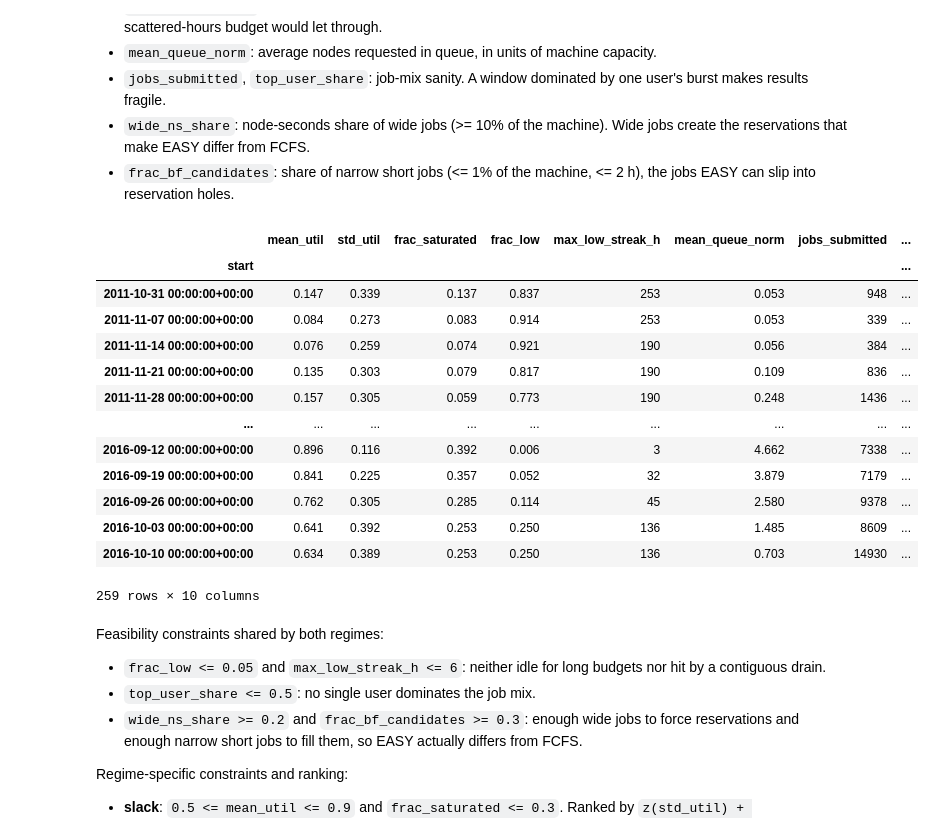
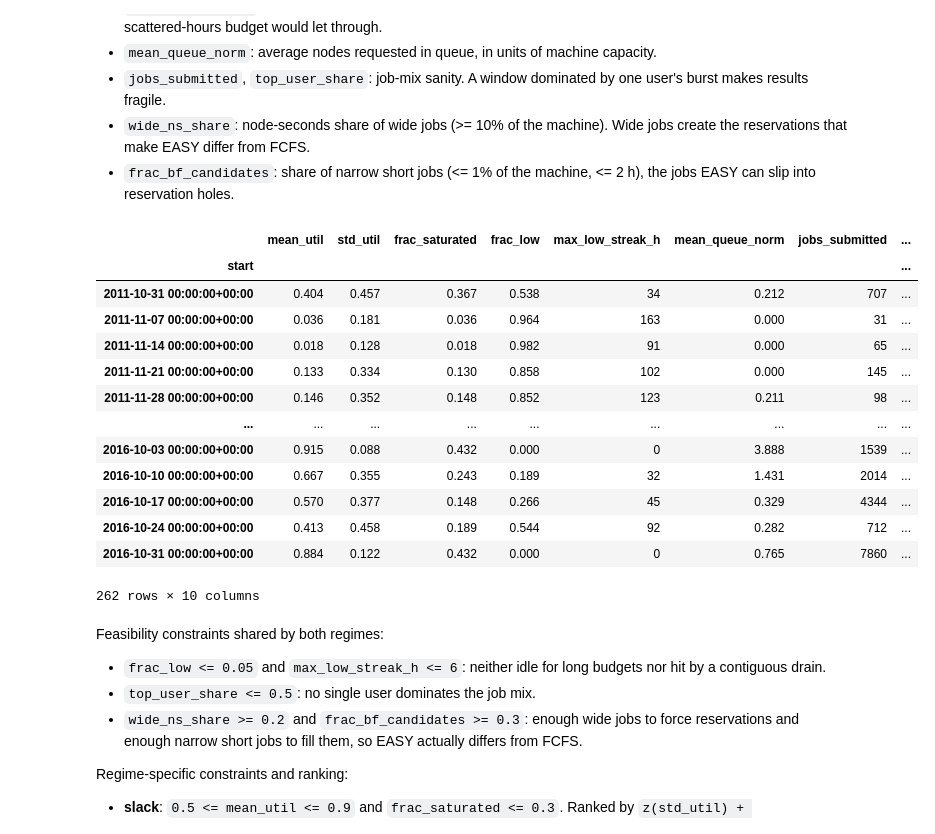
Before and after one commit to Lucas-Doctorate-Project/experimental-artifacts, a Jupyter notebook: workloads and platforms/mustang.ipynb, the cells around one changed output. Saved outputs shown, nothing was run; the diff lists cells and outputs as text; code cells hidden in the pictures.

```diff
--- a/workloads and platforms/mustang.ipynb
+++ b/workloads and platforms/mustang.ipynb
@@ -147,7 +147,7 @@ Search range: the whole trace, candidate windows anchored at Monday 00:00 UTC an
 - `wide_ns_share`: node-seconds share of wide jobs (>= 10% of the machine). Wide jobs create the reservations that make EASY differ from FCFS.
 - `frac_bf_candidates`: share of narrow short jobs (<= 1% of the machine, <= 2 h), the jobs EASY can slip into reservation holes.
 # %%
-WINDOW = pd.Timedelta(weeks=4)
+WINDOW = pd.Timedelta(weeks=1)
 WIDE_NODES = 0.10 * NUM_NODES
 BF_NODES = 0.01 * NUM_NODES
 BF_RUNTIME_SEC = 2 * 3600
@@ -165,45 +165,45 @@ rows = []
 for start in pd.date_range(first_monday, allocated.index[-1] - WINDOW, freq="W-MON"):
     end = start + WINDOW
     util = allocated[start:end] / NUM_NODES
     replayed = ran[(ran["submit_time"] >= start) & (ran["submit_time"] < end)]
     node_sec = replayed["node_count"] * replayed["runtime_sec"]
     wide = replayed["node_count"] >= WIDE_NODES
     bf = (replayed["node_count"] <= BF_NODES) & (replayed["runtime_sec"] <= BF_RUNTIME_SEC)
     submitted = queued[(queued["submit_time"] >= start) & (queued["submit_time"] < end)]
     rows.append(
         {
             "start": start,
             "mean_util": util.mean(),
             "std_util": util.std(),
             "frac_saturated": (util >= 0.95).mean(),
             "frac_low": (util < 0.2).mean(),
             "max_low_streak_h": max_streak(util < 0.2),
             "mean_queue_norm": in_queue[start:end].mean() / NUM_NODES,
             "jobs_submitted": len(replayed),
             "top_user_share": submitted["user_ID"].value_counts(normalize=True).iloc[0]
             if len(submitted)
             else 1.0,
             "wide_ns_share": node_sec[wide].sum() / node_sec.sum() if node_sec.sum() else 0.0,
             "frac_bf_candidates": bf.mean() if len(replayed) else 0.0,
         }
     )
 windows = pd.DataFrame(rows).set_index("start")
 windows.round(3)
 # %% [output]
 |  | mean_util | std_util | frac_saturated | frac_low | max_low_streak_h | mean_queue_norm | jobs_submitted | ... |
 | start |  |  |  |  |  |  |  | ... |
-| 2011-10-31 00:00:00+00:00 | 0.147 | 0.339 | 0.137 | 0.837 | 253 | 0.053 | 948 | ... |
-| 2011-11-07 00:00:00+00:00 | 0.084 | 0.273 | 0.083 | 0.914 | 253 | 0.053 | 339 | ... |
-| 2011-11-14 00:00:00+00:00 | 0.076 | 0.259 | 0.074 | 0.921 | 190 | 0.056 | 384 | ... |
-| 2011-11-21 00:00:00+00:00 | 0.135 | 0.303 | 0.079 | 0.817 | 190 | 0.109 | 836 | ... |
-| 2011-11-28 00:00:00+00:00 | 0.157 | 0.305 | 0.059 | 0.773 | 190 | 0.248 | 1436 | ... |
+| 2011-10-31 00:00:00+00:00 | 0.404 | 0.457 | 0.367 | 0.538 | 34 | 0.212 | 707 | ... |
+| 2011-11-07 00:00:00+00:00 | 0.036 | 0.181 | 0.036 | 0.964 | 163 | 0.000 | 31 | ... |
+| 2011-11-14 00:00:00+00:00 | 0.018 | 0.128 | 0.018 | 0.982 | 91 | 0.000 | 65 | ... |
+| 2011-11-21 00:00:00+00:00 | 0.133 | 0.334 | 0.130 | 0.858 | 102 | 0.000 | 145 | ... |
+| 2011-11-28 00:00:00+00:00 | 0.146 | 0.352 | 0.148 | 0.852 | 123 | 0.211 | 98 | ... |
 | ... | ... | ... | ... | ... | ... | ... | ... | ... |
-| 2016-09-12 00:00:00+00:00 | 0.896 | 0.116 | 0.392 | 0.006 | 3 | 4.662 | 7338 | ... |
-| 2016-09-19 00:00:00+00:00 | 0.841 | 0.225 | 0.357 | 0.052 | 32 | 3.879 | 7179 | ... |
-| 2016-09-26 00:00:00+00:00 | 0.762 | 0.305 | 0.285 | 0.114 | 45 | 2.580 | 9378 | ... |
-| 2016-10-03 00:00:00+00:00 | 0.641 | 0.392 | 0.253 | 0.250 | 136 | 1.485 | 8609 | ... |
-| 2016-10-10 00:00:00+00:00 | 0.634 | 0.389 | 0.253 | 0.250 | 136 | 0.703 | 14930 | ... |
+| 2016-10-03 00:00:00+00:00 | 0.915 | 0.088 | 0.432 | 0.000 | 0 | 3.888 | 1539 | ... |
+| 2016-10-10 00:00:00+00:00 | 0.667 | 0.355 | 0.243 | 0.189 | 32 | 1.431 | 2014 | ... |
+| 2016-10-17 00:00:00+00:00 | 0.570 | 0.377 | 0.148 | 0.266 | 45 | 0.329 | 4344 | ... |
+| 2016-10-24 00:00:00+00:00 | 0.413 | 0.458 | 0.189 | 0.544 | 92 | 0.282 | 712 | ... |
+| 2016-10-31 00:00:00+00:00 | 0.884 | 0.122 | 0.432 | 0.000 | 0 | 0.765 | 7860 | ... |
-259 rows × 10 columns
+262 rows × 10 columns
 # %% [markdown]
 Feasibility constraints shared by both regimes:
 
```
Also changed, not shown: parts of 4 cells of this notebook, 2 other files.
